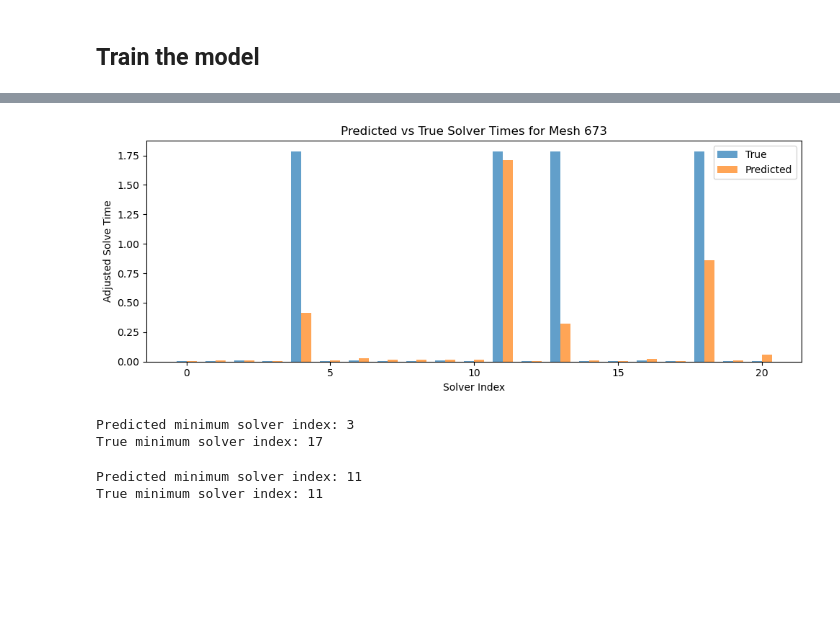
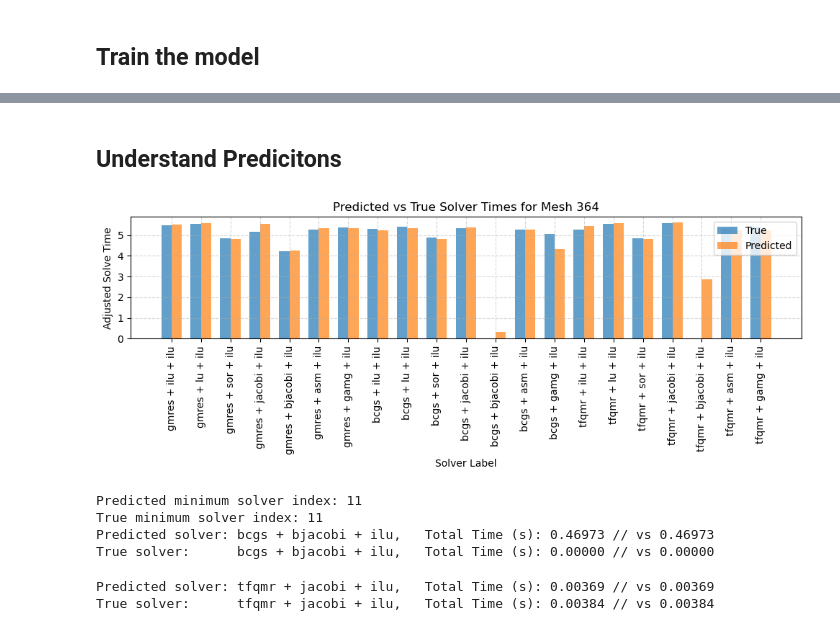
Before and after one commit to Codeniksson/ML_for_pmg, a Jupyter notebook: GNN_2606_NodeBased.ipynb, the cells around one changed output, grey strips where cells are left out. Saved outputs shown, nothing was run; the diff lists cells and outputs as text; code cells hidden in the pictures; blank space fills up the shorter version.

```diff
--- a/GNN_2606_NodeBased.ipynb
+++ b/GNN_2606_NodeBased.ipynb
@@ -83,7 +83,7 @@ class MeshSolverDataset(Dataset):
         ).sort_index()
 
         if log_transform:
-            self.mesh_targets = self.mesh_targets.applymap(lambda x: -np.log(abs(x) + 1e-6))
+            self.mesh_targets = self.mesh_targets.applymap(lambda x: max(0, -np.log(abs(x) + 1e-6)))
         else:
             self.mesh_targets = self.mesh_targets.applymap(lambda x: (abs(x)))
         # List of available mesh IDs
@@ -138,7 +138,7 @@ class MeshSolverDataset(Dataset):
 dataset = MeshSolverDataset(
     mesh_dir="D:/ML4pmg/Data/",
     csv_path="D:/ML4pmg/Data/solver_times.csv",
-    log_transform=False
+    log_transform=True
 )
 
 print(f"Loaded {len(dataset)} graphs")
@@ -260,13 +266,13 @@ class GATNet(torch.nn.Module):
     def __init__(self, input_dim, hidden_dim, output_dim, num_heads=4):
         super(GATNet, self).__init__()
 
-        self.conv1 = GATConv(input_dim, hidden_dim, heads=num_heads, dropout=0.2)
-        self.conv2 = GATConv(hidden_dim * num_heads, hidden_dim, heads=1, dropout=0.2)
-        self.conv3 = GATConv(hidden_dim, hidden_dim, heads=1, dropout=0.2)
+        self.conv1 = GATConv(input_dim, hidden_dim, heads=num_heads, dropout=0.0)
+        self.conv2 = GATConv(hidden_dim * num_heads, hidden_dim, heads=1, dropout=0.0)
+        self.conv3 = GATConv(hidden_dim, hidden_dim, heads=1, dropout=0.0)
 
         self.lin1 = torch.nn.Linear(hidden_dim, hidden_dim)
         self.lin2 = torch.nn.Linear(hidden_dim, output_dim)
-        self.dropout = torch.nn.Dropout(p=0.3)
+        self.dropout = torch.nn.Dropout(p=0.1)
 
     def forward(self, x, edge_index, batch):
         x = F.elu(self.conv1(x, edge_index))
@@ -359,0 +369,11 @@ Number of trainable parameters: 9941
+# %%
+gnn_model = GATNet(
+    input_dim=3,
+    hidden_dim=64,
+    output_dim=21
+)
+
+print(gnn_model)
+
+num_params = sum(p.numel() for p in gnn_model.parameters() if p.requires_grad)
+print(f"Number of trainable parameters: {num_params}")
@@ -468,48 +522,76 @@ KeyboardInterrupt:
+# %% [markdown]
+## Understand Predicitons
 # %%
 # Select one sample from test_dataset
-data = test_dataset[0]
+data = test_dataset[5]
 
 # Prepare batch vector (all zeros for a single graph)
 batch_vector = torch.zeros(data.num_nodes, dtype=torch.long)
 
 # Model to eval mode
 gnn_model.eval()
 with torch.no_grad():
     y_pred = gnn_model(data.x, data.edge_index, batch_vector).squeeze()
     y_true = data.y
 
 # Convert to NumPy for plotting
 y_pred = y_pred.numpy()
 y_true = y_true.numpy()
 
 # Plot
 plt.figure(figsize=(10, 4))
 width = 0.35
 indices = range(len(y_true))
 
+labels = df['Solver Label'].values[0:21]
+
 plt.bar([i - width/2 for i in indices], y_true, width=width, label="True", alpha=0.7)
 plt.bar([i + width/2 for i in indices], y_pred, width=width, label="Predicted", alpha=0.7)
+plt.grid(True, linestyle='--', alpha=0.5)
 
-plt.xlabel("Solver Index")
+plt.xlabel("Solver Label")
+plt.xticks(indices, labels, rotation=90)
 plt.ylabel("Adjusted Solve Time")
 plt.title(f"Predicted vs True Solver Times for Mesh {data.mesh_id}")
 plt.legend()
 plt.tight_layout()
 plt.show()
 # %% [output]
-[figure, old version]
+[figure, new version]
 # %%
 print("Predicted minimum solver index:", np.argmin(y_pred))
 print("True minimum solver index:", np.argmin(y_true))
+
+
+
+indx_pred = np.argmin(y_pred)
+indx_true = np.argmin(y_true)
+
+
+print(f"Predicted solver: {labels[indx_pred]},   Total Time (s): {y_pred[indx_pred]:.5f} // vs {y_pred[indx_true]:.5f}")
+print(f"True solver:      {labels[indx_true]},   Total Time (s): {y_true[indx_true]:.5f} // vs {y_true[indx_pred]:.5f}")
+#print("---------------------------------------------------------------------------------")
+#print(f"Predicted solver time for  {labels[indx_true]} is {np.exp(-y_pred[indx_true]):.5f}")
+#print(f"True solver time for  {labels[indx_pred]} is {np.exp(-y_true[indx_pred]):.5f}")
 # %% [output]
-Predicted minimum solver index: 3
-True minimum solver index: 17
+Predicted minimum solver index: 11
+True minimum solver index: 11
+Predicted solver: bcgs + bjacobi + ilu,   Total Time (s): 0.46973 // vs 0.46973
+True solver:      bcgs + bjacobi + ilu,   Total Time (s): 0.00000 // vs 0.00000
 # %%
-print("Predicted minimum solver index:", np.argmin(np.exp(-y_pred)))
-print("True minimum solver index:", np.argmin(np.exp(-y_true)))
+indx_pred = np.argmin(np.exp(-y_pred))
+indx_true = np.argmin(np.exp(-y_true))
+
+
+
+print(f"Predicted solver: {labels[indx_pred]},   Total Time (s): {np.exp(-y_pred[indx_pred]):.5f} // vs {np.exp(-y_pred[indx_true]):.5f}")
+print(f"True solver:      {labels[indx_true]},   Total Time (s): {np.exp(-y_true[indx_true]):.5f} // vs {np.exp(-y_true[indx_pred]):.5f}")
+#print("---------------------------------------------------------------------------------")
+#print(f"Predicted solver time for  {labels[indx_true]} is {np.exp(-y_pred[indx_true]):.5f}")
+#print(f"True solver time for  {labels[indx_pred]} is {np.exp(-y_true[indx_pred]):.5f}")
 # %% [output]
-Predicted minimum solver index: 11
-True minimum solver index: 11
+Predicted solver: tfqmr + jacobi + ilu,   Total Time (s): 0.00369 // vs 0.00369
+True solver:      tfqmr + jacobi + ilu,   Total Time (s): 0.00384 // vs 0.00384
 # %%
 print(y_true)
 print(y_pred)
```
Also changed, not shown: parts of 28 cells of this notebook.
